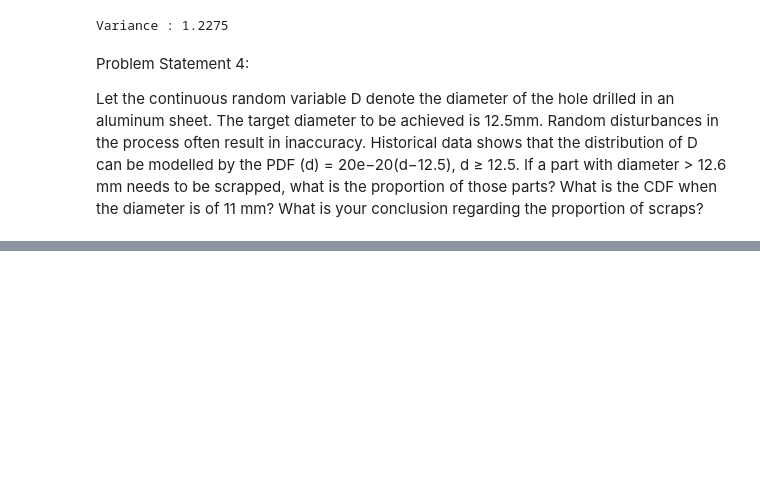
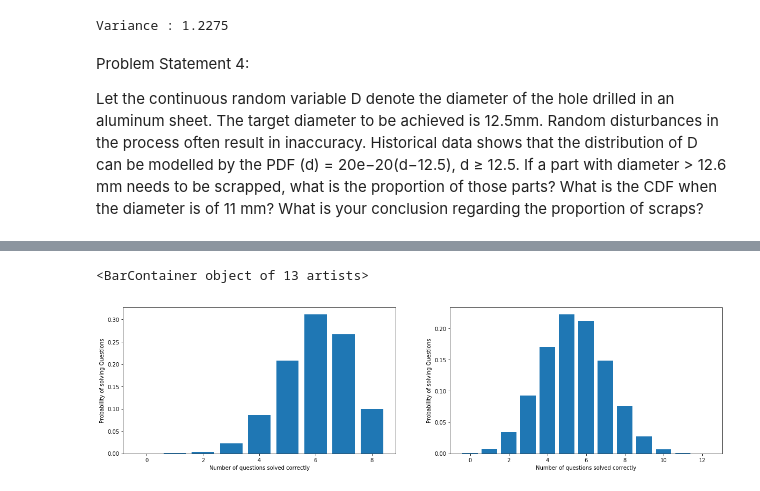
Before and after one commit to lbirla/statistics-Assignment, a Jupyter notebook: Assignment_stat_1.ipynb, the cells around one changed output, grey strips where cells are left out. Saved outputs shown, nothing was run; the diff lists cells and outputs as text; code cells hidden in the pictures; blank space fills up the shorter version.

```diff
--- a/Assignment_stat_1.ipynb
+++ b/Assignment_stat_1.ipynb
@@ -125,0 +126,15 @@ associated with it.
+# %%
+from scipy.stats import binom
+n = 6
+p=0.7
+q=0.3
+k = 4 #number of success
+r = 2 #nuber of failure
+# we have to find out probability of 2 faulty LEDs,
+p = binom.pmf(r,n,q)
+print( "Probability of having 2 faulty LEDs in my sample: ",p)
+# valuate the standard deviation associated with it
+
+print("Standar deviation :" , binom.var(n,q)**0.5)
+
+print("Mean :", binom.mean(n,q))
@@ -125,0 +163,25 @@ associated with it.
+# %%
+n_Gaurav = 8
+p_gaurav = 0.75
+n_Barkha = 12
+p_Barkha=0.45
+
+r_value_Gaurav  = list(range(n_Gaurav +1))
+r_value_Barkaha = list(range(n_Barkha +1))
+
+pmf_gaurav = [binom.pmf(r , n_Gaurav,p_gaurav) for r in r_value_Gaurav]
+pmf_barkha = [binom.pmf(r, n_Barkha,p_Barkha) for r in r_value_Barkaha]
+
+fig = plt.figure(figsize=(20,5))# figsize = (width , hieght)
+plt.subplot(1,2,1)
+plt.xlabel('Number of questions solved correctly')
+plt.ylabel('Probability of solving Questions')
+plt.bar(r_value_Gaurav,pmf_gaurav)
+
+plt.subplot(1,2,2)
+plt.xlabel('Number of questions solved correctly')
+plt.ylabel('Probability of solving Questions')
+plt.bar(r_value_Barkaha,pmf_barkha)
+# %% [output]
+<BarContainer object of 13 artists>
+[figure, added]
```
Also changed, not shown: parts of 38 cells of this notebook, 7 other files.
